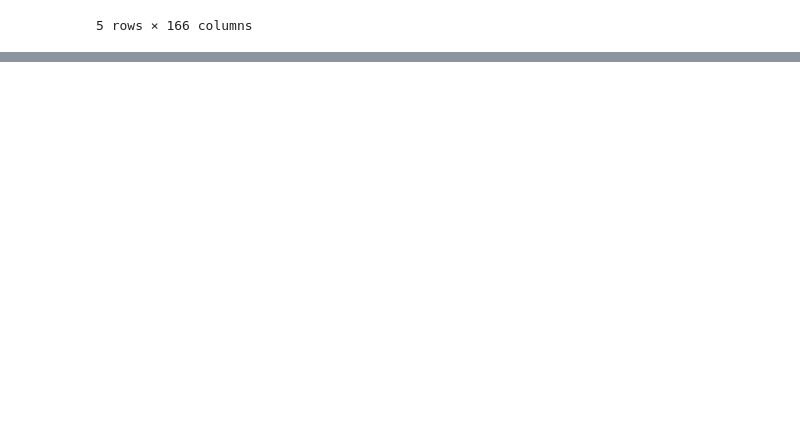
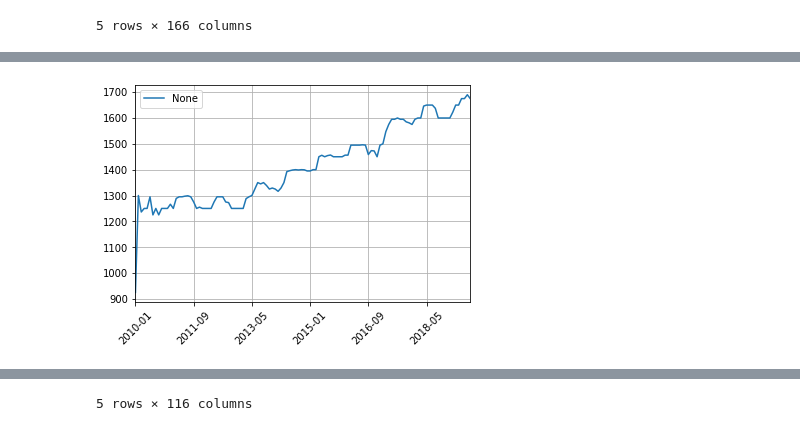
Before and after one commit to JosueGar/team_project_1, a Jupyter notebook: Randall_scratchpad.ipynb, the cells around one changed output, grey strips where cells are left out. Saved outputs shown, nothing was run; the diff lists cells and outputs as text; code cells hidden in the pictures; blank space fills up the shorter version.

```diff
--- a/Randall_scratchpad.ipynb
+++ b/Randall_scratchpad.ipynb
@@ -124,0 +150,14 @@ plt.show()
+# %%
+median_rental_price_sfr = median_rental_price_sfr_src
+median_rental_price_sfr['State'] = median_rental_price_sfr["RegionName"].apply(lambda x: "".join(x.split(',')[1:]))
+median_rental_price_sfr['City'] = median_rental_price_sfr["RegionName"].apply(lambda x: "".join(x.split(',')[0]))
+median_rental_price_sfr = median_rental_price_sfr.drop(columns=['RegionName','Metro','CountyName','SizeRank']).dropna(how='all')
+median_rental_price_sfr.set_index(['State','City'], inplace=True)
+#median_rental_price_sfr.head()
+# %%
+median_rental_price_sfr.median().plot(rot=45, grid=True)
+plt.legend(loc='best')
+plt.show()
+median_rental_price_sfr.head()
+# %% [output]
+[figure, added]
@@ -124,0 +171 @@ plt.show()
+5 rows × 116 columns
```
Also changed, not shown: parts of 16 cells of this notebook.
